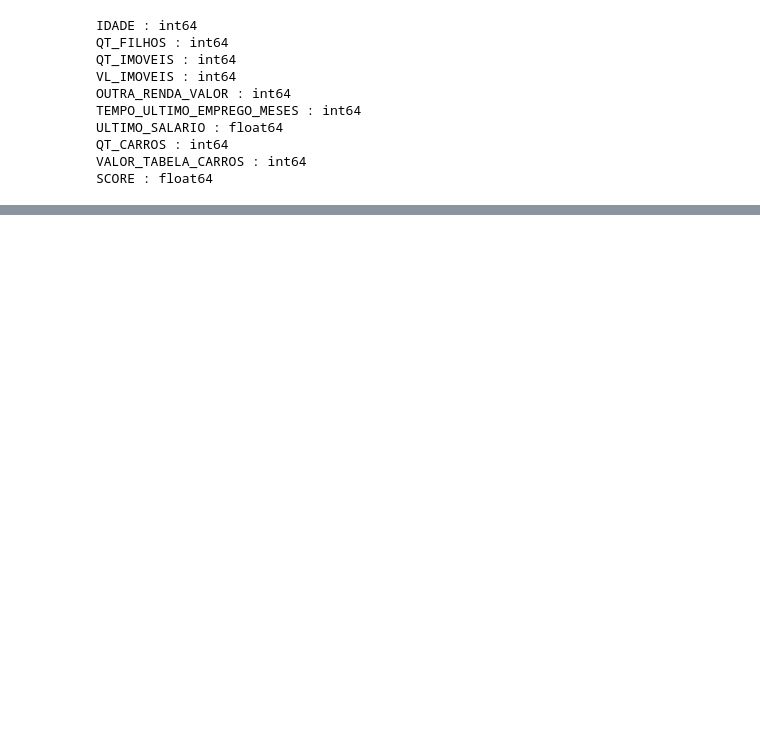
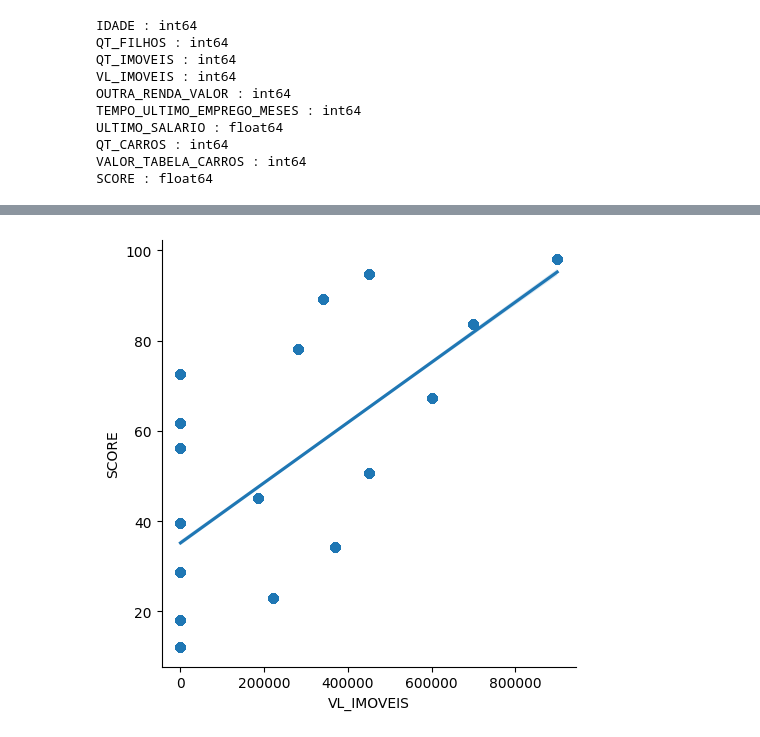
Before and after one commit to thaleswillreis/Modelo-ML-Credit-Score-v1, a Jupyter notebook: credit_score.ipynb, the cells around one changed output, grey strips where cells are left out. Saved outputs shown, nothing was run; the diff lists cells and outputs as text; code cells hidden in the pictures; blank space fills up the shorter version.

```diff
--- a/credit_score.ipynb
+++ b/credit_score.ipynb
@@ -199,0 +395,5 @@ plt.show()
+# %%
+# Visualizando a relação entre as variáveis 'VL_IMOVEIS' e 'SCORE'
+sns.lmplot(x = "VL_IMOVEIS", y = "SCORE", data = df);
+# %% [output]
+[figure, added]
```
Also changed, not shown: parts of 62 cells of this notebook, 3 other files.
